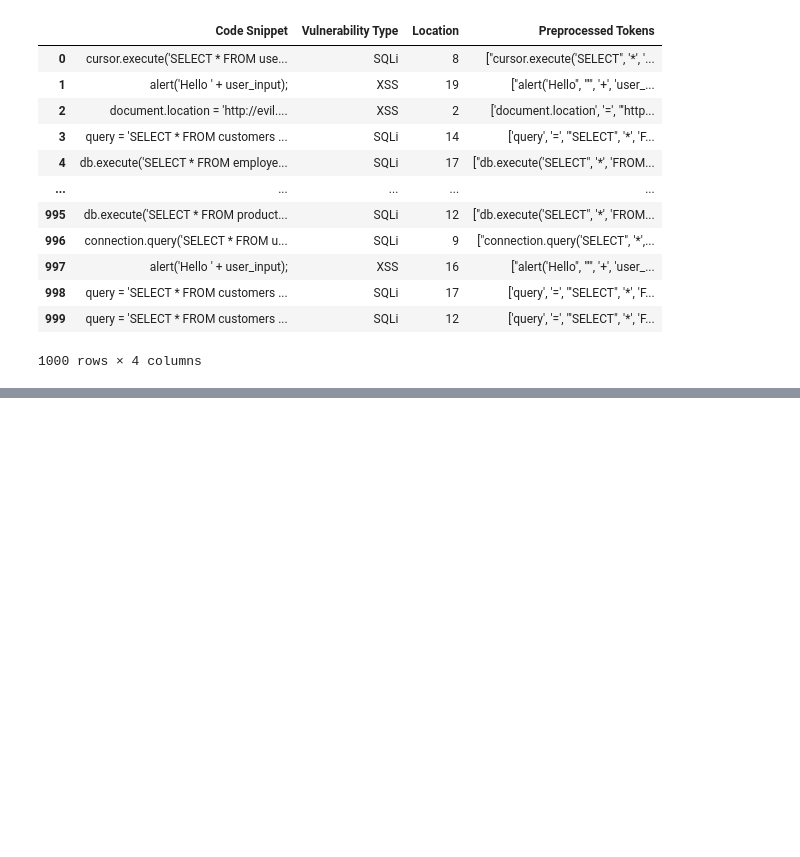
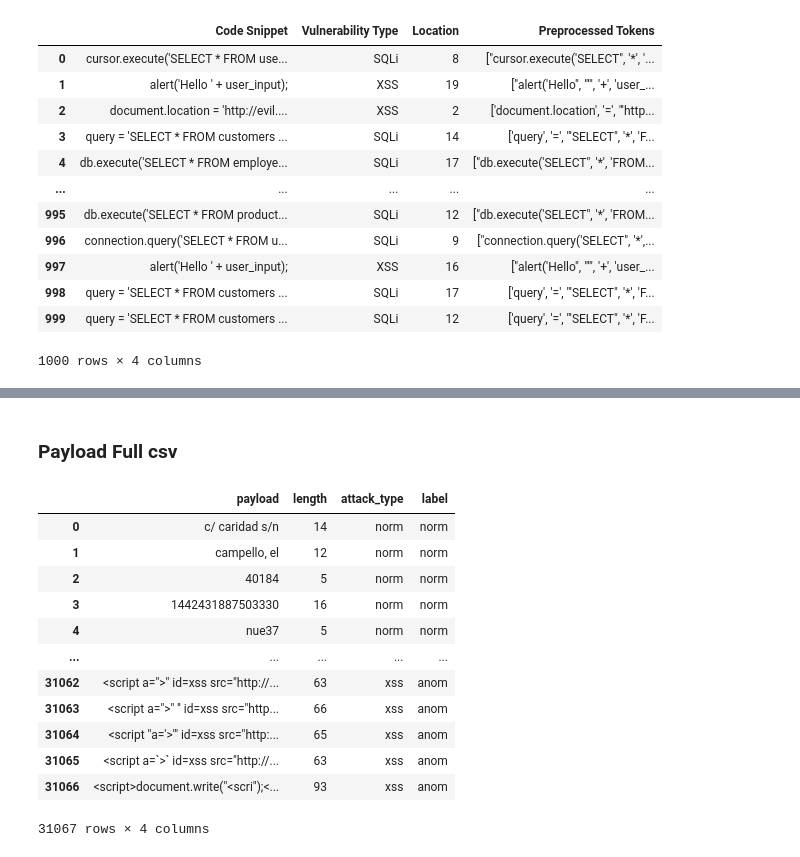
Before and after one commit to soumyathatipamula/web_sec_extension, a Jupyter notebook: Implementation/Dataset_prep/CNN+VAE/datasets_prep.ipynb, the cells around one changed output, grey strips where cells are left out. Saved outputs shown, nothing was run; the diff lists cells and outputs as text; code cells hidden in the pictures; blank space fills up the shorter version.

```diff
--- a/Implementation/Dataset_prep/CNN+VAE/datasets_prep.ipynb
+++ b/Implementation/Dataset_prep/CNN+VAE/datasets_prep.ipynb
@@ -20,0 +151,20 @@ code_vul
+# %% [markdown]
+### Payload Full csv
+# %%
+pf = pd.read_csv("../Datasets/payload_full.csv")
+# %%
+pf
+# %% [output]
+|  | payload | length | attack_type | label |
+| 0 | c/ caridad s/n | 14 | norm | norm |
+| 1 | campello, el | 12 | norm | norm |
+| 2 | 40184 | 5 | norm | norm |
+| 3 | 1442431887503330 | 16 | norm | norm |
+| 4 | nue37 | 5 | norm | norm |
+| ... | ... | ... | ... | ... |
+| 31062 | <script a=">" id=xss src="http://... | 63 | xss | anom |
+| 31063 | <script a=">" '' id=xss src="http... | 66 | xss | anom |
+| 31064 | <script "a='>'" id=xss src="http:... | 65 | xss | anom |
+| 31065 | <script a=`>` id=xss src="http://... | 63 | xss | anom |
+| 31066 | <script>document.write("<scri");<... | 93 | xss | anom |
+31067 rows × 4 columns
```
Also changed, not shown: parts of 83 cells of this notebook, 2 other files.
